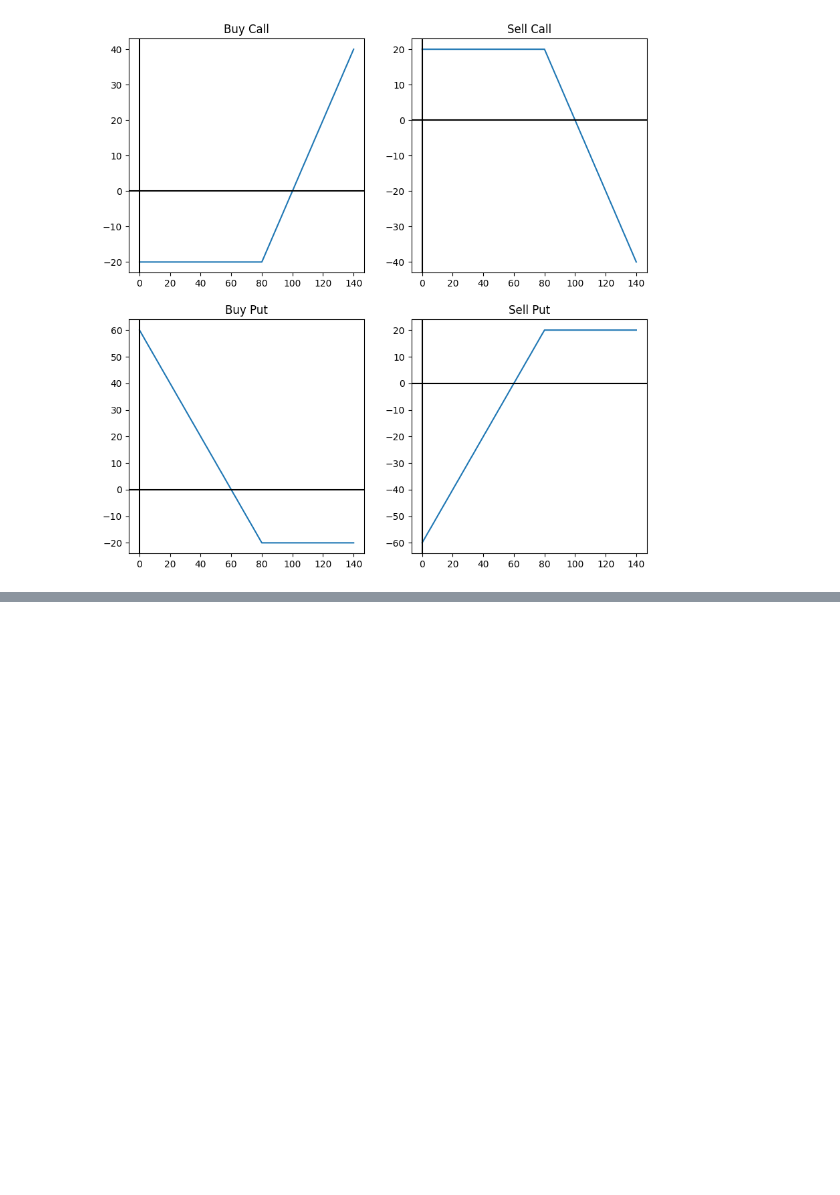
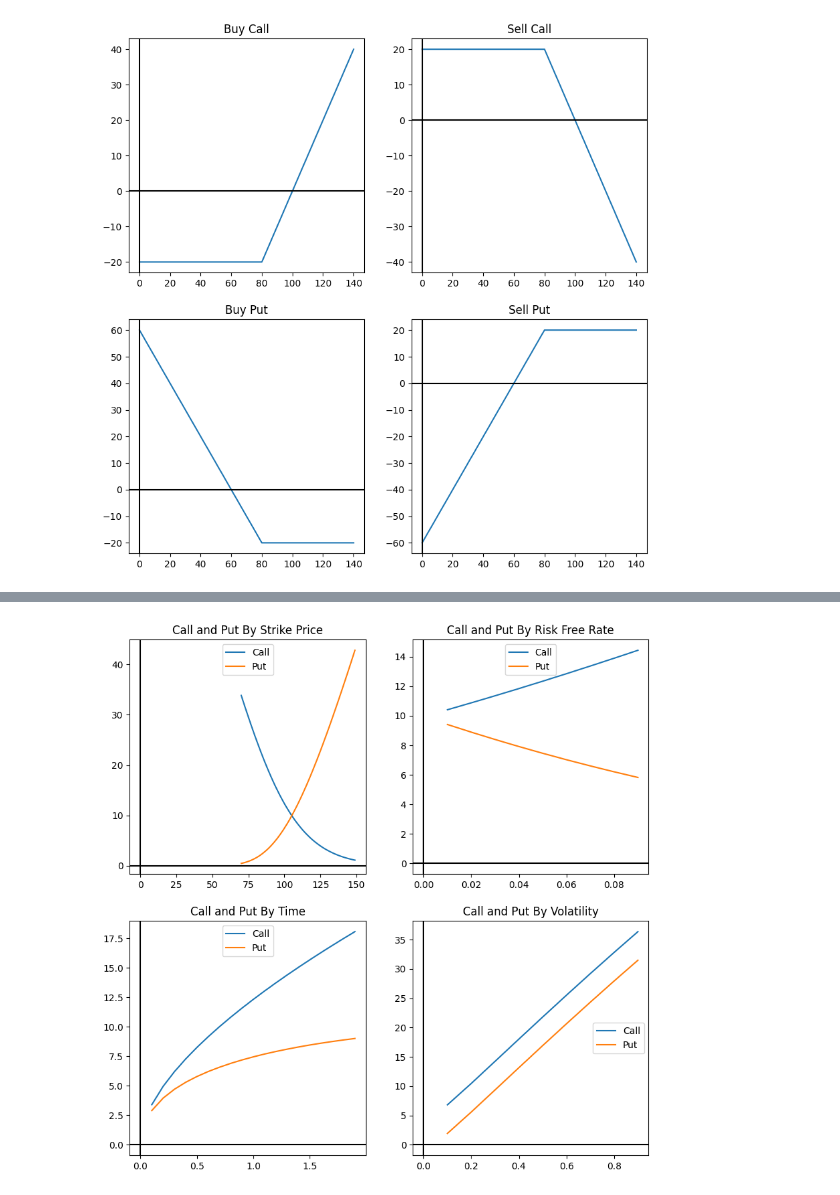
Before and after one commit to Volthai7us/Computational-Finance, a Jupyter notebook: HW1/homework_1.ipynb, the cells around one changed output, grey strips where cells are left out. Cells and saved outputs as stored; diff of their text form; code cells hidden in the pictures; blank space fills up the shorter version.

```diff
--- a/HW1/homework_1.ipynb
+++ b/HW1/homework_1.ipynb
@@ -102,0 +191,50 @@ plt.show()
+# %%
+fig, axis = plt.subplots(2, 2, figsize=(10, 10))
+
+strike_prices = np.arange(70., 150., 1)
+calls_by_price = [Utils.get_option_price(OptionType.CALL, 100, strike_price) for strike_price in strike_prices]
+puts_by_price = [Utils.get_option_price(OptionType.PUT, 100, strike_price) for strike_price in strike_prices]
+axis[0, 0].plot(strike_prices, calls_by_price)
+axis[0, 0].plot(strike_prices, puts_by_price)
+axis[0, 0].set_title("Call and Put By Strike Price")
+axis[0, 0].axhline(0, color='black')
+axis[0, 0].axvline(0, color='black')
+axis[0, 0].legend(['Call', 'Put'])
+
+
+risk_free_rates = np.arange(0.01, 0.1, 0.01)
+calls_by_strike = [Utils.get_option_price(OptionType.CALL, 100, 100, risk_free_rate=risk_free_rate) for risk_free_rate in risk_free_rates]
+puts_by_strike = [Utils.get_option_price(OptionType.PUT, 100, 100, risk_free_rate=risk_free_rate) for risk_free_rate in risk_free_rates]
+axis[0, 1].plot(risk_free_rates, calls_by_strike)
+axis[0, 1].plot(risk_free_rates, puts_by_strike)
+axis[0, 1].set_title("Call and Put By Risk Free Rate")
+axis[0, 1].axhline(0, color='black')
+axis[0, 1].axvline(0, color='black')
+axis[0, 1].legend(['Call', 'Put'])
+
+
+times = np.arange(0.1, 2, 0.1)
+calls_by_time = [Utils.get_option_price(OptionType.CALL, 100, 100, time=time) for time in times]
+puts_by_time = [Utils.get_option_price(OptionType.PUT, 100, 100, time=time) for time in times]
+
+axis[1, 0].plot(times, calls_by_time)
+axis[1, 0].plot(times, puts_by_time)
+axis[1, 0].set_title("Call and Put By Time")
+axis[1, 0].axhline(0, color='black')
+axis[1, 0].axvline(0, color='black')
+axis[1, 0].legend(['Call', 'Put'])
+
+
+volatilities = np.arange(0.1, 1, 0.1)
+calls_by_volatility = [Utils.get_option_price(OptionType.CALL, 100, 100, volatility=volatility) for volatility in volatilities]
+puts_by_volatility = [Utils.get_option_price(OptionType.PUT, 100, 100, volatility=volatility) for volatility in volatilities]
+axis[1, 1].plot(volatilities, calls_by_volatility)
+axis[1, 1].plot(volatilities, puts_by_volatility)
+axis[1, 1].set_title("Call and Put By Volatility")
+axis[1, 1].axhline(0, color='black')
+axis[1, 1].axvline(0, color='black')
+axis[1, 1].legend(['Call', 'Put'])
+
+plt.show()
+# %% [output]
+[figure, added]
```
Also changed, not shown: parts of 22 cells of this notebook.
